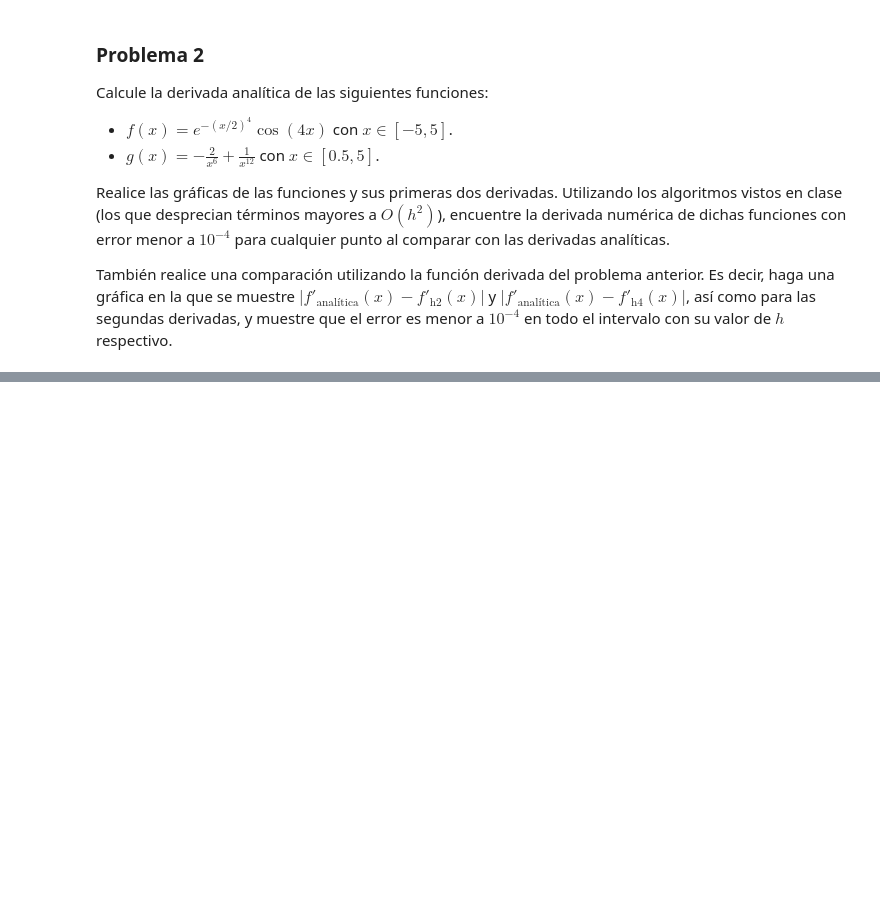
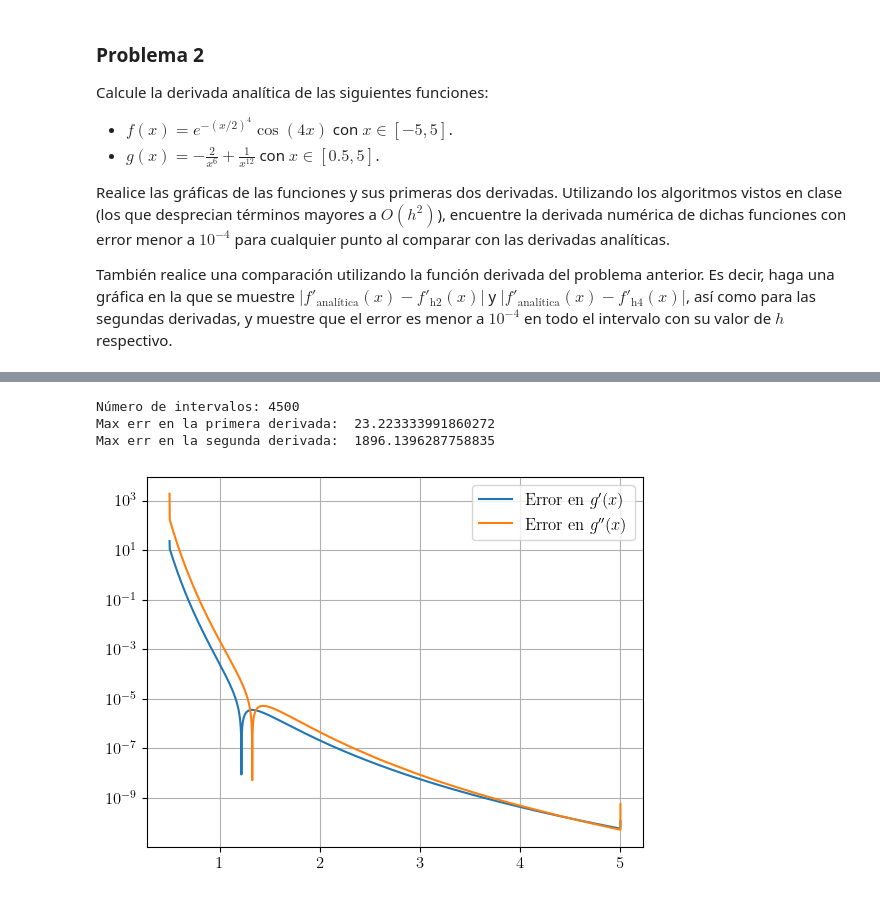
Before and after one commit to tamoaltas/FIS-COMP, a Jupyter notebook: tareas/tarea2.ipynb, the cells around one changed output, grey strips where cells are left out. Cells and saved outputs as stored; diff of their text form; code cells hidden in the pictures; blank space fills up the shorter version.

```diff
--- a/tareas/tarea2.ipynb
+++ b/tareas/tarea2.ipynb
@@ -258,0 +291,29 @@ plt.show()
+# %%
+x_min, x_max = 0.5,5
+err = 1e-3
+N_hs = int(abs(x_max-x_min)/err)
+print('Número de intervalos:', N_hs)
+
+x = np.linspace(x_min,x_max, N_hs)
+# Analítico
+g = func_g(x)
+dg = g_prima(x)
+ddg = g_bi_prima(x)
+# Numérico
+dg_h2 = derivada_h2(g, x)
+ddg_h2 = segunda_derivada_h2(g, x)
+# Error
+err_dg = abs(dg - dg_h2)
+err_ddg = abs(ddg - ddg_h2)
+print('Max err en la primera derivada:\t', max(err_dg))
+print('Max err en la segunda derivada:\t', max(err_ddg))
+
+plt.semilogy(x,err_dg , label=r"Error en $g'(x)$")
+plt.semilogy(x,err_ddg , label=r"Error en $g''(x)$")
+plt.grid(), plt.legend(),
+plt.show()
+# %% [output]
+Número de intervalos: 4500
+Max err en la primera derivada:  23.223333991860272
+Max err en la segunda derivada:  1896.1396287758835
+[figure, added]
```
Also changed, not shown: parts of 38 cells of this notebook, 1 other file.
